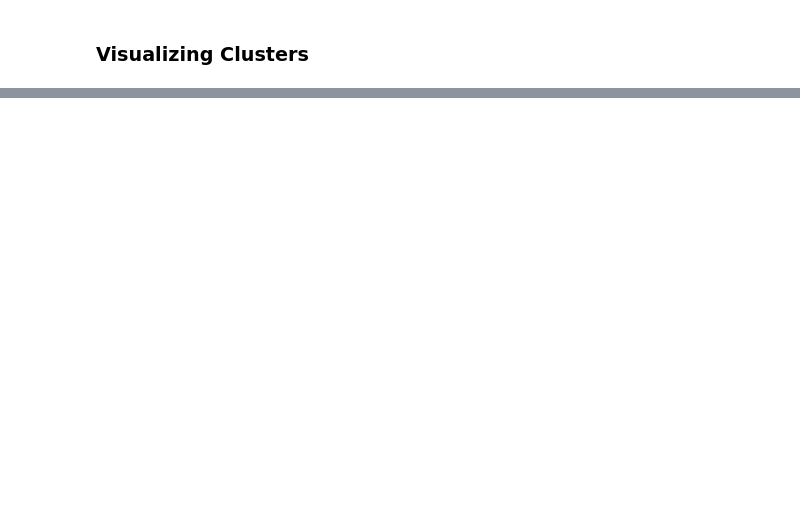
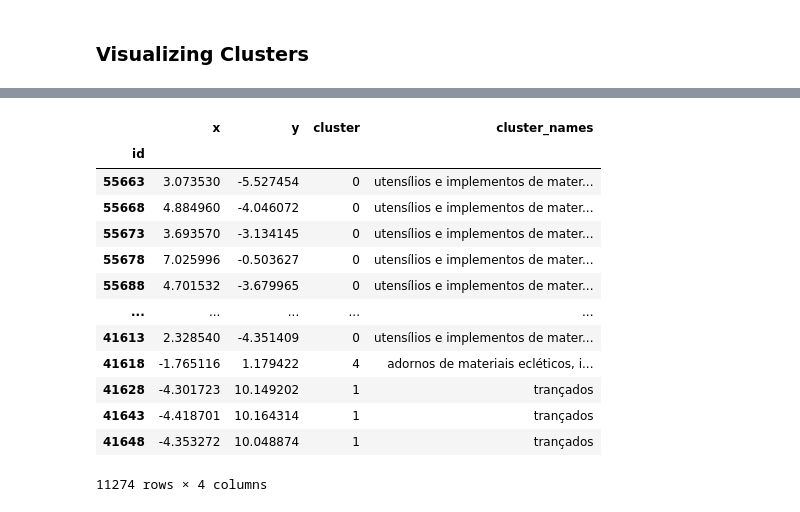
Before and after one commit to Luizerko/indigenous_clusters_and_communities, a Jupyter notebook: indigenous_project/tainacan_collection/image_clustering.ipynb, the cells around one changed output, grey strips where cells are left out. Cells and saved outputs as stored; diff of their text form; code cells hidden in the pictures; blank space fills up the shorter version.

```diff
--- a/indigenous_project/tainacan_collection/image_clustering.ipynb
+++ b/indigenous_project/tainacan_collection/image_clustering.ipynb
@@ -423,9 +505,24 @@ visualizing_clusters(filtered_df, categoria_vit_umap, categoria_image_indices, \
 # %%
 # Saving outputs for visualization tool
 from training_utils import saving_outputs
 
-saving_outputs(filtered_df, povo_labels, povo_vit_umap, povo_image_indices, 'povo', \
-               'povo_vit.csv')
+_ = saving_outputs(filtered_df, povo_labels, povo_vit_umap, povo_image_indices, 'povo', \
+                   'povo_vit.csv')
 
-saving_outputs(filtered_df, categoria_labels, categoria_vit_umap, categoria_image_indices, \
-               'categoria', 'categoria_vit.csv')
+_ = saving_outputs(filtered_df, categoria_labels, categoria_vit_umap, \
+                   categoria_image_indices, 'categoria', 'categoria_vit.csv')
+# %% [output]
+|  | x | y | cluster | cluster_names |
+| id |  |  |  |  |
+| 55663 | 3.073530 | -5.527454 | 0 | utensílios e implementos de mater... |
+| 55668 | 4.884960 | -4.046072 | 0 | utensílios e implementos de mater... |
+| 55673 | 3.693570 | -3.134145 | 0 | utensílios e implementos de mater... |
+| 55678 | 7.025996 | -0.503627 | 0 | utensílios e implementos de mater... |
+| 55688 | 4.701532 | -3.679965 | 0 | utensílios e implementos de mater... |
+| ... | ... | ... | ... | ... |
+| 41613 | 2.328540 | -4.351409 | 0 | utensílios e implementos de mater... |
+| 41618 | -1.765116 | 1.179422 | 4 | adornos de materiais ecléticos, i... |
+| 41628 | -4.301723 | 10.149202 | 1 | trançados |
+| 41643 | -4.418701 | 10.164314 | 1 | trançados |
+| 41648 | -4.353272 | 10.048874 | 1 | trançados |
+11274 rows × 4 columns
```
Also changed, not shown: parts of 12 cells of this notebook, 4 other files.
